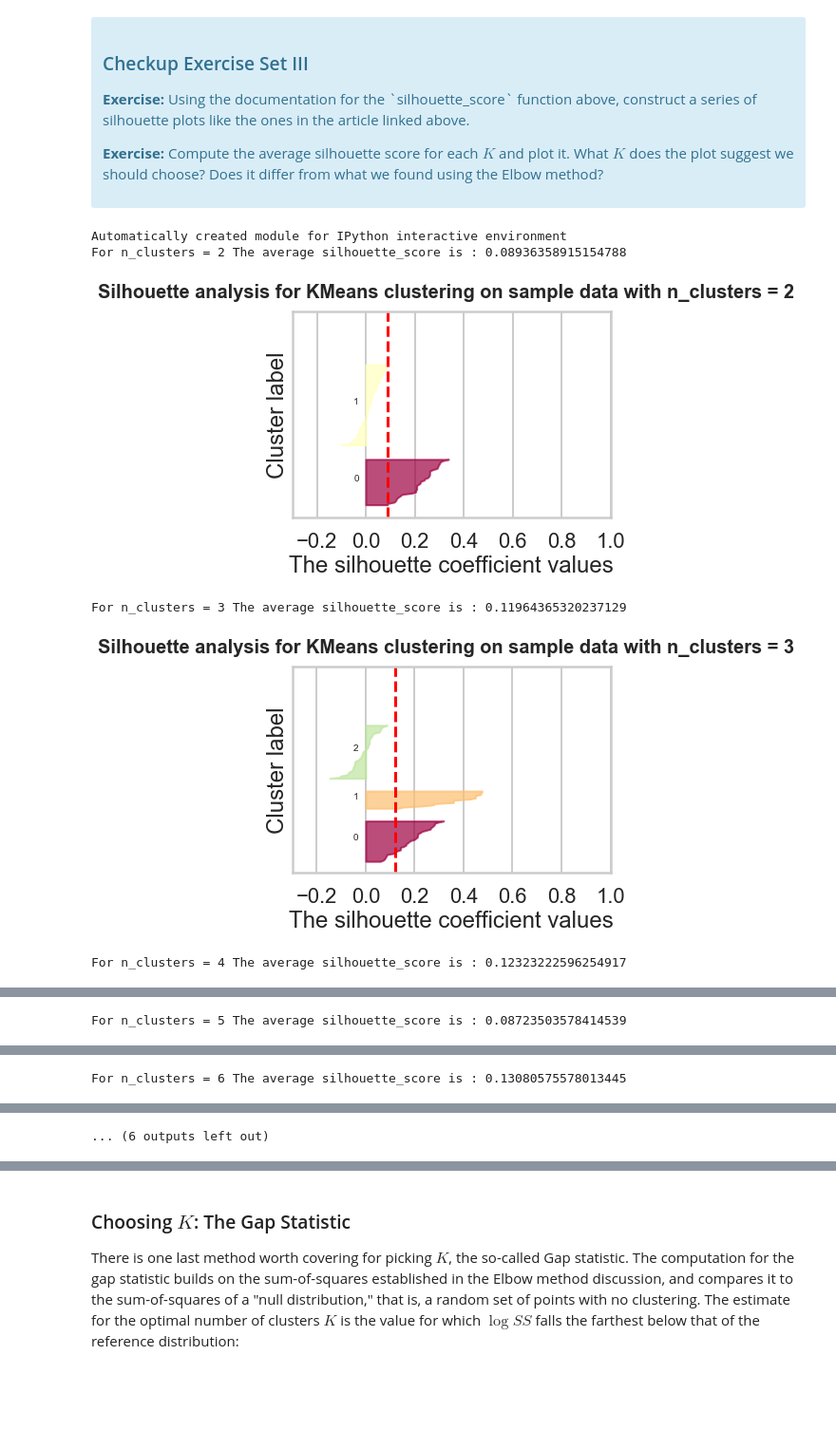
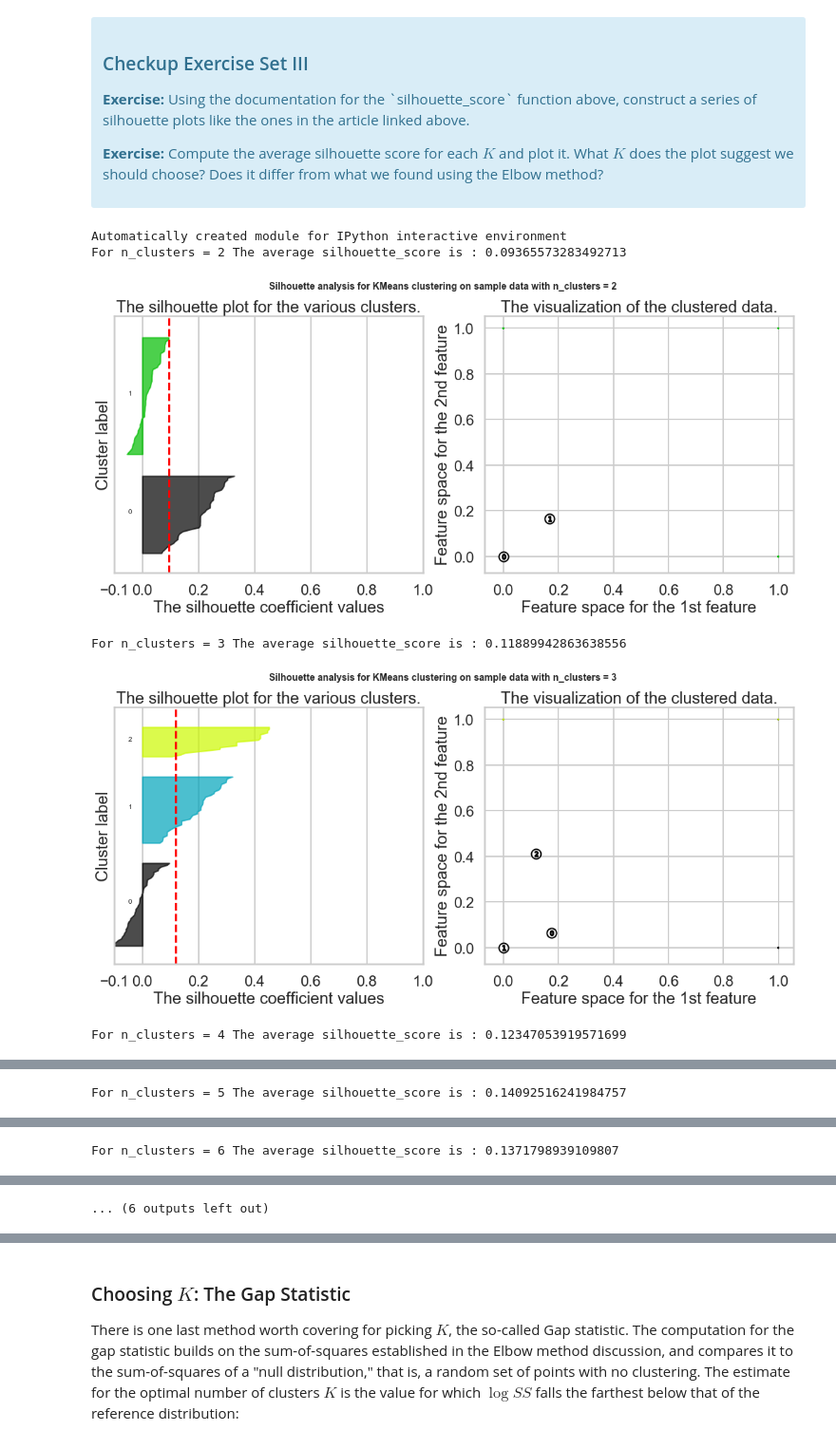
Before and after one commit to HSGM/Springboard, a Jupyter notebook: Mini Projects/clustering/Mini_Project_Clustering.ipynb, the cells around one changed output, grey strips where cells are left out. Shown at 95% size. Drawn from its saved outputs; the diff is of its cells as text; code cells hidden in the pictures; blank space fills up the shorter version.

Commit message:
added clustering project

```diff
--- a/Mini Projects/clustering/Mini_Project_Clustering.ipynb
+++ b/Mini Projects/clustering/Mini_Project_Clustering.ipynb
@@ -104,18 +104,18 @@ import numpy as np
 from sklearn.cluster import KMeans
 
 
-x_cols= np.matrix(df[1:])
+x_cols= df.columns[:]
 
 
 
 ks = range(2, 11)
 SS = []
 for k in ks:
-    # Create a KMeans instance with k clusters: model
-    model=KMeans(n_clusters=k)
+    # Create a KMeans instance with k clusters
+    model=KMeans(n_clusters=k, random_state=10)
 
     # Fit model to samples
-    model.fit(x_cols)
+    model.fit(df[x_cols])
 
     # Append the inertia to the list of inertias
     SS.append(model.inertia_)
@@ -131,13 +131,2 @@ plt.show()
 # %% [markdown]
 The elbow point where the SS begins to decrease slowly is not very clear. Pick 5
-# %%
-
-kmeans = KMeans(5)
-kmeans.fit(x_cols)
-
-#Plot it (first convert to df)
-pd.DataFrame(kmeans.labels_)[0].value_counts().sort_index().plot.bar()
-plt.xticks(rotation=0)
-plt.xlabel('Cluster')
-plt.ylabel('Frequency')
-plt.show()
@@ -184,22 +183,22 @@ import numpy as np
 print(__doc__)
 
 # below code modified from code found here: http://scikit-learn.org/stable/auto_examples/cluster/plot_kmeans_silhouette_analysis.html
-X=x_cols
+X=df[x_cols]
 
 range_n_clusters = range(2,11)
 
 for n_clusters in range_n_clusters:
     # Create a subplot with 1 row and 2 columns
-    fig, (ax1) = plt.subplots(1, 1)
-    #fig.set_size_inches(18, 7)
+    fig, (ax1, ax2) = plt.subplots(1, 2)
+    fig.set_size_inches(18, 7)
 
     # The 1st subplot is the silhouette plot
     # The silhouette coefficient can range from -1, 1 but in this example all
-    # lie within [-0.3, .6]
-    ax1.set_xlim([-0.3, .6])
+    # lie within [-0.1, 1]
+    ax1.set_xlim([-0.1, 1])
     # The (n_clusters+1)*10 is for inserting blank space between silhouette
     # plots of individual clusters, to demarcate them clearly.
-    ax1.set_ylim([0, len(X) + (n_clusters + 1) * 20])
+    ax1.set_ylim([0, len(X) + (n_clusters + 1) * 10])
 
     # Initialize the clusterer with n_clusters value and a random generator
     # seed of 10 for reproducibility.
@@ -226,41 +225,63 @@ for n_clusters in range_n_clusters:
         ith_cluster_silhouette_values.sort()
 
         size_cluster_i = ith_cluster_silhouette_values.shape[0]
         y_upper = y_lower + size_cluster_i
 
-        cmap = cm.get_cmap("Spectral")
-        color = cmap(float(i) / n_clusters)
+        #cmap = cm.get_cmap("Spectral")
+        #color = cmap(float(i) / n_clusters)
 
-
+        color = cm.nipy_spectral(float(i) / n_clusters)
         ax1.fill_betweenx(np.arange(y_lower, y_upper),
                           0, ith_cluster_silhouette_values,
                           facecolor=color, edgecolor=color, alpha=0.7)
+
+
+
 
         # Label the silhouette plots with their cluster numbers at the middle
         ax1.text(-0.05, y_lower + 0.5 * size_cluster_i, str(i))
 
         # Compute the new y_lower for next plot
         y_lower = y_upper + 10  # 10 for the 0 samples
 
-  #  ax1.set_title("The silhouette plot for the various clusters.")
+    ax1.set_title("The silhouette plot for the various clusters.")
     ax1.set_xlabel("The silhouette coefficient values")
     ax1.set_ylabel("Cluster label")
 
     # The vertical line for average silhouette score of all the values
     ax1.axvline(x=silhouette_avg, color="red", linestyle="--")
 
     ax1.set_yticks([])  # Clear the yaxis labels / ticks
-    ax1.set_xticks([-0.2, 0, 0.2, 0.4, 0.6, 0.8, 1])
+    ax1.set_xticks([-0.1, 0, 0.2, 0.4, 0.6, 0.8, 1])
+
+    # 2nd Plot showing the actual clusters formed
+    colors = cm.nipy_spectral(cluster_labels.astype(float) / n_clusters)
+    ax2.scatter(df.iloc[:, 0], df.iloc[:, 1], marker='.', s=30, lw=0, alpha=0.7,
+                c=colors, edgecolor='k')
+
+    # Labeling the clusters
+    centers = clusterer.cluster_centers_
+    # Draw white circles at cluster centers
+    ax2.scatter(centers[:, 0], centers[:, 1], marker='o',
+                c="white", alpha=1, s=200, edgecolor='k')
+
+    for i, c in enumerate(centers):
+        ax2.scatter(c[0], c[1], marker='$%d$' % i, alpha=1,
+                    s=50, edgecolor='k')
+
+    ax2.set_title("The visualization of the clustered data.")
+    ax2.set_xlabel("Feature space for the 1st feature")
+    ax2.set_ylabel("Feature space for the 2nd feature")
 
     plt.suptitle(("Silhouette analysis for KMeans clustering on sample data "
                   "with n_clusters = %d" % n_clusters),
-                 fontsize=20, fontweight='bold')
+                 fontsize=14, fontweight='bold')
 
     plt.show()
 # %% [output]
 Automatically created module for IPython interactive environment
-For n_clusters = 2 The average silhouette_score is : 0.08936358915154788
+For n_clusters = 2 The average silhouette_score is : 0.09365573283492713
-[figure, old version]
+[figure, new version]
-For n_clusters = 3 The average silhouette_score is : 0.11964365320237129
+For n_clusters = 3 The average silhouette_score is : 0.11889942863638556
-[figure, old version]
+[figure, new version]
-For n_clusters = 4 The average silhouette_score is : 0.12323222596254917
+For n_clusters = 4 The average silhouette_score is : 0.12347053919571699
@@ -268 +289 @@ For n_clusters = 4 The average silhouette_score is : 0.12323222596254917
-For n_clusters = 5 The average silhouette_score is : 0.08723503578414539
+For n_clusters = 5 The average silhouette_score is : 0.14092516241984757
@@ -270 +291 @@ For n_clusters = 5 The average silhouette_score is : 0.08723503578414539
-For n_clusters = 6 The average silhouette_score is : 0.13080575578013445
+For n_clusters = 6 The average silhouette_score is : 0.1371798939109807
```
Also changed, not shown: parts of 17 cells of this notebook, 4 other files.
